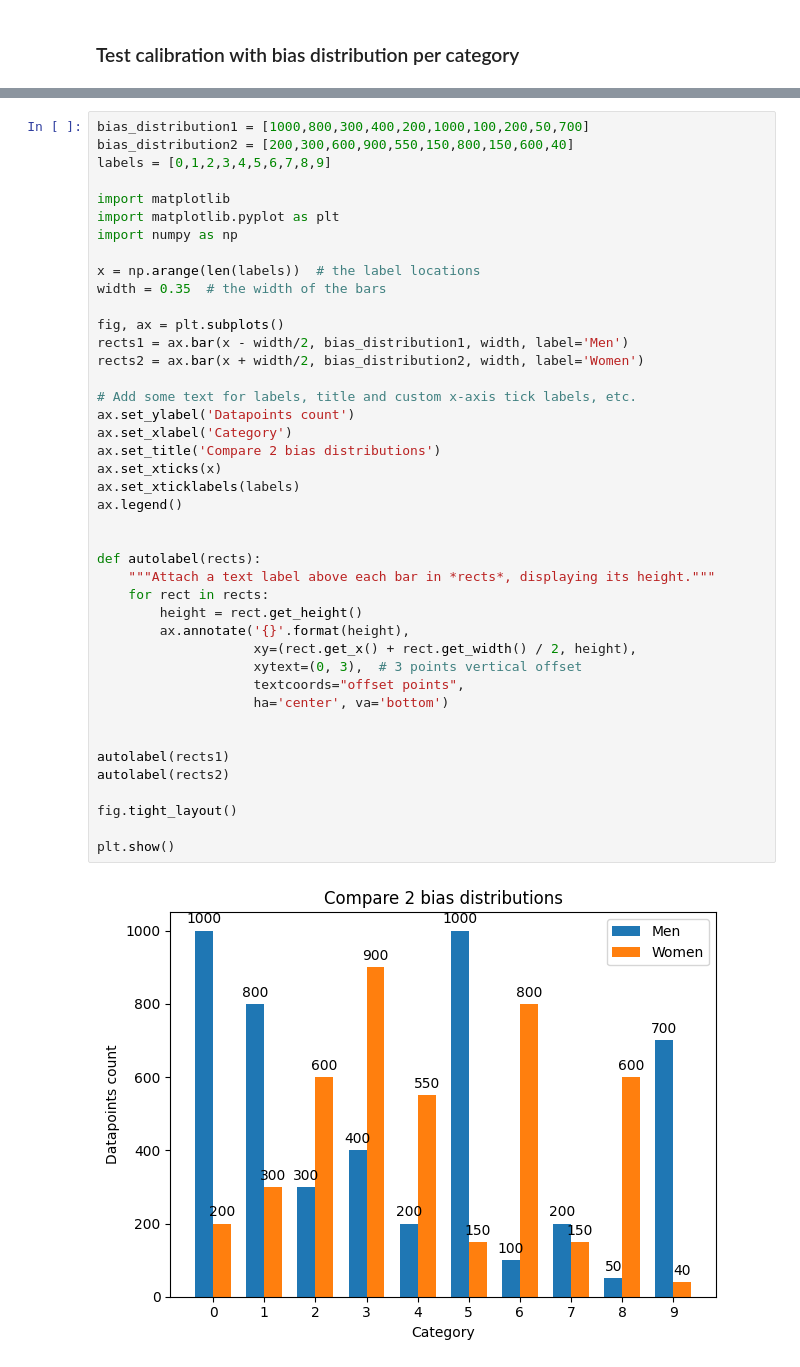
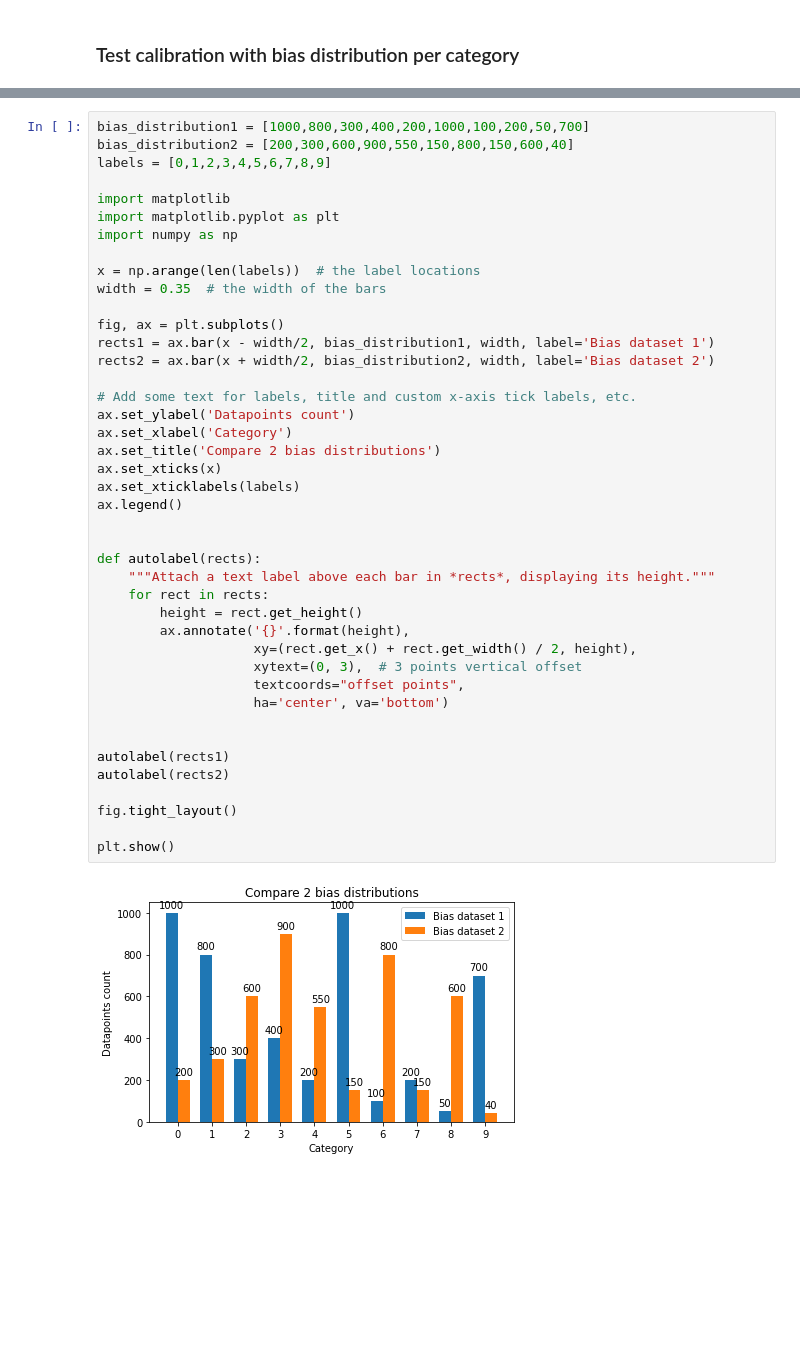
Before and after one commit to DungLai/phd, a Jupyter notebook: vgg-16-on-cifar10-with-keras-beginner.ipynb, the cells around one changed output, grey strips where cells are left out. Cells and saved outputs as stored; diff of their text form; blank space fills up the shorter version.

```diff
--- a/vgg-16-on-cifar10-with-keras-beginner.ipynb
+++ b/vgg-16-on-cifar10-with-keras-beginner.ipynb
@@ -337,34 +355,34 @@ x = np.arange(len(labels))  # the label locations
 width = 0.35  # the width of the bars
 
 fig, ax = plt.subplots()
-rects1 = ax.bar(x - width/2, bias_distribution1, width, label='Men')
-rects2 = ax.bar(x + width/2, bias_distribution2, width, label='Women')
+rects1 = ax.bar(x - width/2, bias_distribution1, width, label='Bias dataset 1')
+rects2 = ax.bar(x + width/2, bias_distribution2, width, label='Bias dataset 2')
 
 # Add some text for labels, title and custom x-axis tick labels, etc.
 ax.set_ylabel('Datapoints count')
 ax.set_xlabel('Category')
 ax.set_title('Compare 2 bias distributions')
 ax.set_xticks(x)
 ax.set_xticklabels(labels)
 ax.legend()
 
 
 def autolabel(rects):
     """Attach a text label above each bar in *rects*, displaying its height."""
     for rect in rects:
         height = rect.get_height()
         ax.annotate('{}'.format(height),
                     xy=(rect.get_x() + rect.get_width() / 2, height),
                     xytext=(0, 3),  # 3 points vertical offset
                     textcoords="offset points",
                     ha='center', va='bottom')
 
 
 autolabel(rects1)
 autolabel(rects2)
 
 fig.tight_layout()
 
 plt.show()
 # %% [output]
-[figure, old version]
+[figure, new version]
```
Also changed, not shown: parts of 9 cells of this notebook.
